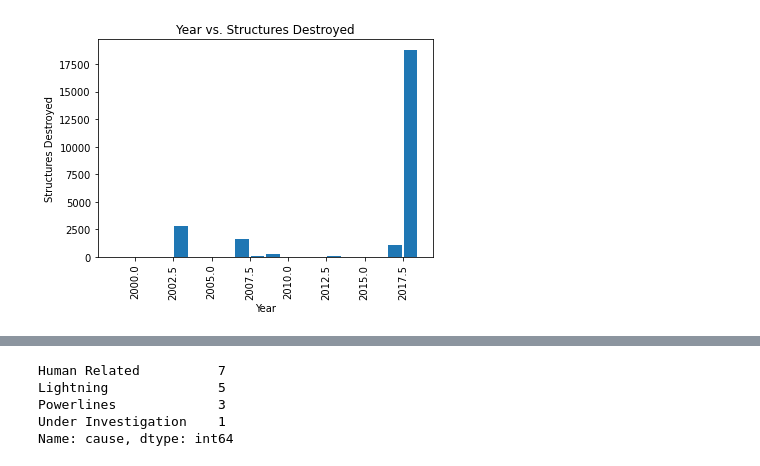
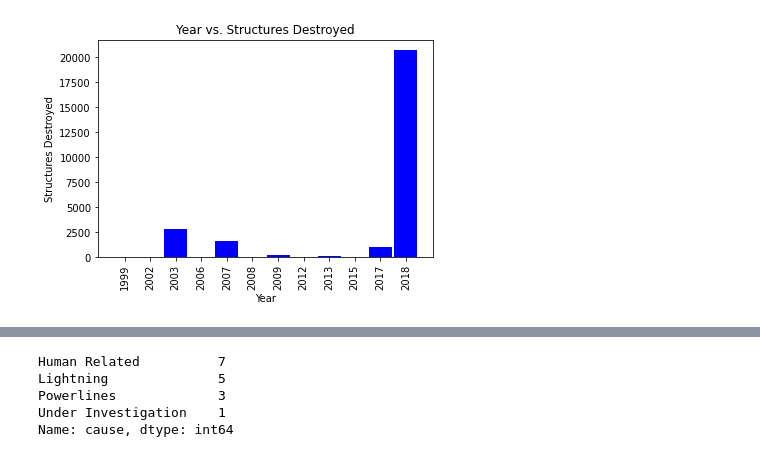
Before and after one commit to roborgain1/California-Wildfires-and-Climate-Change, a Jupyter notebook: largest_fires_jrm.ipynb, the cells around one changed output, grey strips where cells are left out. Saved outputs shown, nothing was run; the diff lists cells and outputs as text; code cells hidden in the pictures.

```diff
--- a/largest_fires_jrm.ipynb
+++ b/largest_fires_jrm.ipynb
@@ -113,0 +140,3 @@ plt.savefig('years_vs_acres_30yrs.png')
+# %%
+grouped_year_structures = past_30_years.groupby(['year'])['structures'].sum().reset_index()
+grouped_year_structures
@@ -114,15 +157,15 @@ plt.savefig('years_vs_acres_30yrs.png')
 # %%
-x_axis = past_30_years['year']
-y_axis = past_30_years['structures']
+x_axis = grouped_year_structures['year'].astype(str)
+y_axis = grouped_year_structures['structures']
 
 # making a scatter plot
-plt.bar(x_axis, y_axis,  width=0.90)
+plt.bar(x_axis, y_axis,  width=0.90, color='blue')
 plt.xticks(rotation=90)
 
 # giving the name to the x and y label
 plt.title('Year vs. Structures Destroyed')
 plt.xlabel('Year')
 plt.ylabel('Structures Destroyed')
 plt.savefig('years_vs_structures_30yrs.png')
 # %% [output]
-[figure, old version]
+[figure, new version]
```
Also changed, not shown: parts of 17 cells of this notebook, 6 other files.
